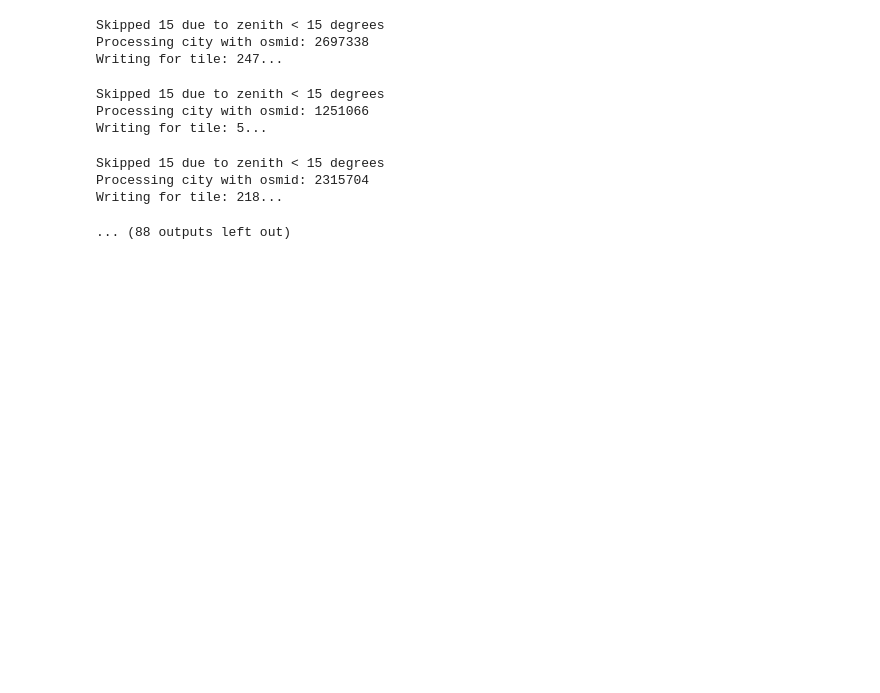
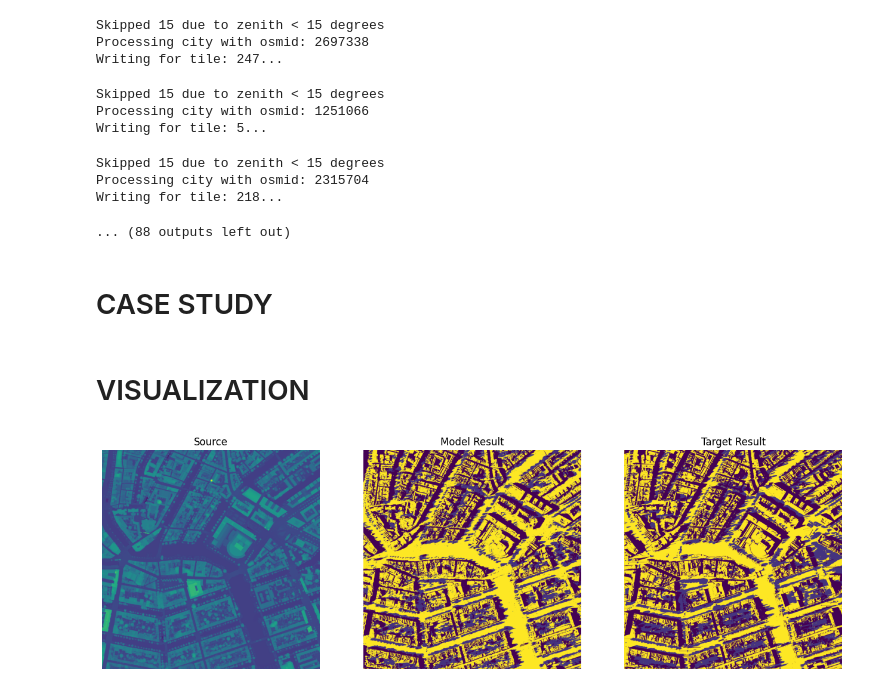
Before and after one commit to lucjonker/Shady_Shenanigans, a Jupyter notebook: src/evaluate_model.ipynb, the cells around one changed output. Saved outputs shown, nothing was run; the diff lists cells and outputs as text; code cells hidden in the pictures; blank space fills up the shorter version.

```diff
--- a/src/evaluate_model.ipynb
+++ b/src/evaluate_model.ipynb
@@ -96,3 +82,19 @@ Skipped 15 due to zenith < 15 degrees
 Processing city with osmid: 2315704
 Writing for tile: 218...
 ... (88 outputs left out)
+# %% [markdown]
+# CASE STUDY
+# %% [markdown]
+# VISUALIZATION
+# %%
+# test_tile = "/Users/luc/Geomatics/Thesis/testing_data/271110/input/271110_p_403_2022_06_02_dsm.tif"
+# result_tile = "/Users/luc/Geomatics/Thesis/ShadyShenanigans/results/ams_masked/c99_403_o64.tif"
+# target_tile = "/Users/luc/Geomatics/Thesis/testing_data/271110/targets/403/271110_p_403_Shadow_20240515_1730_LST.tif"
+
+test_tile = "/Users/luc/Geomatics/Thesis/misc_data/input/271110_Ams/test_tiles/dsms/combined/271110_p_189_2022_06_02_dsm.tif"
+result_tile = "/Users/luc/Geomatics/Thesis/ShadyShenanigans/results/ams_masked/c99_189_o64.tif"
+target_tile = "/Users/luc/Geomatics/Thesis/training_data/271110/targets/189/271110_p_189_Shadow_20240515_1730_LST.tif"
+
+display_res(test_tile, result_tile, target_tile)
+# %% [output]
+[figure, added]
```
Also changed, not shown: parts of 5 cells of this notebook, 1 other file.
